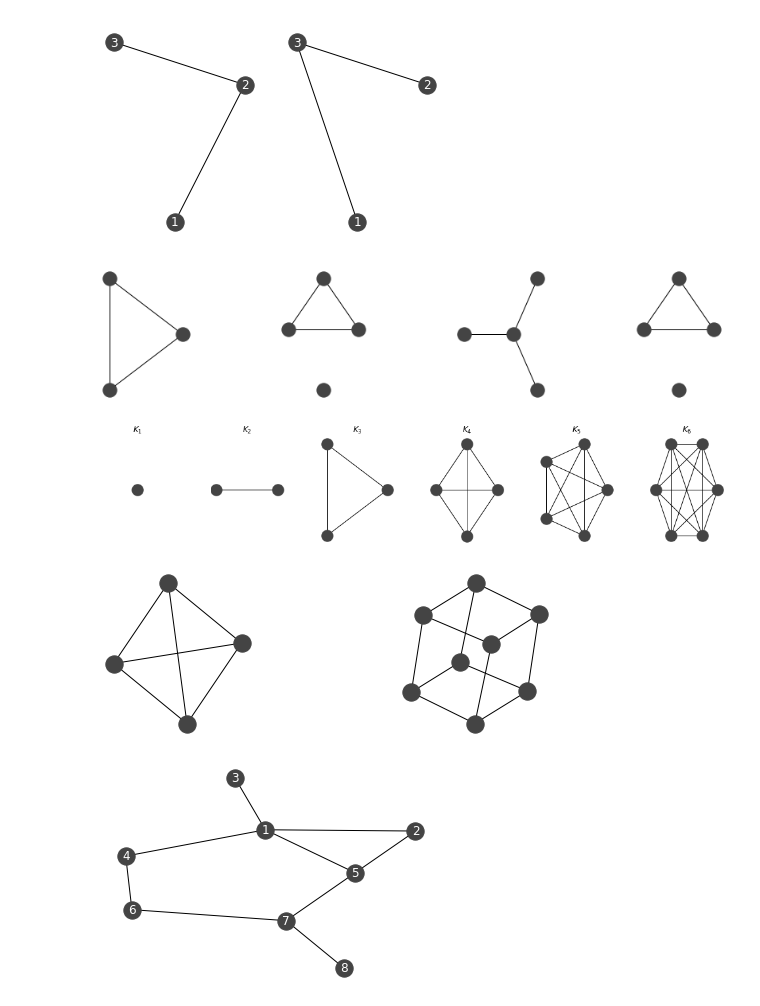
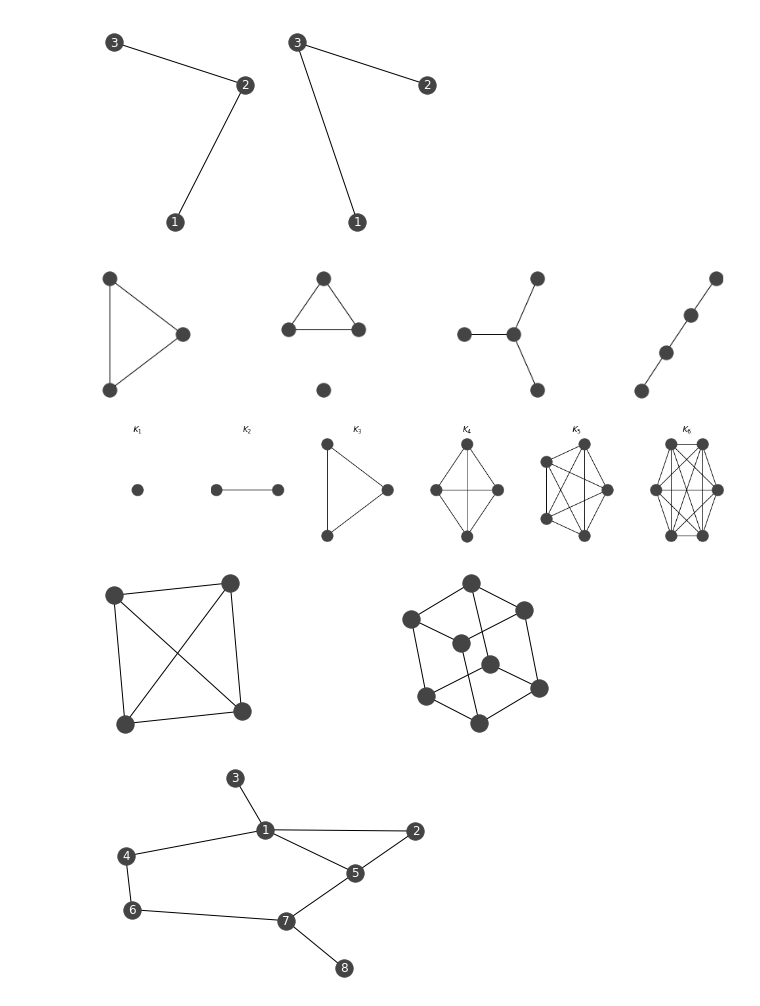
Before and after one commit to klavins/EE502P, a Jupyter notebook: 7.Graphs.ipynb, the cells around one changed output. Saved outputs shown, nothing was run; the diff lists cells and outputs as text; code cells hidden in the pictures.

```diff
--- a/7.Graphs.ipynb
+++ b/7.Graphs.ipynb
@@ -80,30 +58,30 @@ nx.draw(G2, ax=ax[1],pos=nx.kamada_kawai_layout(G),with_labels=True, node_color=
 # %%
 G1 = nx.Graph()
 G1.add_nodes_from([1,2,3])
 G1.add_edges_from([(1,2),(2,3),(3,1)])
 
 G2 = nx.Graph()
 G2.add_nodes_from([1,2,3,4])
 G2.add_edges_from([(1,2),(2,3),(3,1)])
 
 G3 = nx.Graph()
 G3.add_nodes_from([1,2,3,4])
 G3.add_edges_from([(1,2),(1,3),(1,4)])
 
 G4 = nx.Graph()
 G4.add_nodes_from([1,2,3,4])
-G4.add_edges_from([(1,2),(2,3),(3,1)])
+G4.add_edges_from([(1,2),(2,3),(3,4)])
 
 size3_graphs,ax = plt.subplots(1,4,figsize=(14,3))
 plt.subplots_adjust(wspace=1)
 for i,G in enumerate([G1,G2,G3,G4]):
     nx.draw(G,
             ax=ax[i],
             pos=nx.kamada_kawai_layout(G),
             node_color='#444444',
             font_color="white")
 # %% [output]
-[figure, old version]
+[figure, new version]
 # %%
 complete_graphs,ax = plt.subplots(1,6,figsize=(17,3))
 plt.subplots_adjust(wspace=0.5)
@@ -138,7 +116,7 @@ for i,G in enumerate([G1,G2]):
             node_color='#444444',
             font_color="white")
 # %% [output]
-[figure, old version]
+[figure, new version]
 # %%
 G = nx.Graph()
 G.add_nodes_from([1,2,3,4,5,6,7,8])
```
Also changed, not shown: parts of 28 cells of this notebook.
